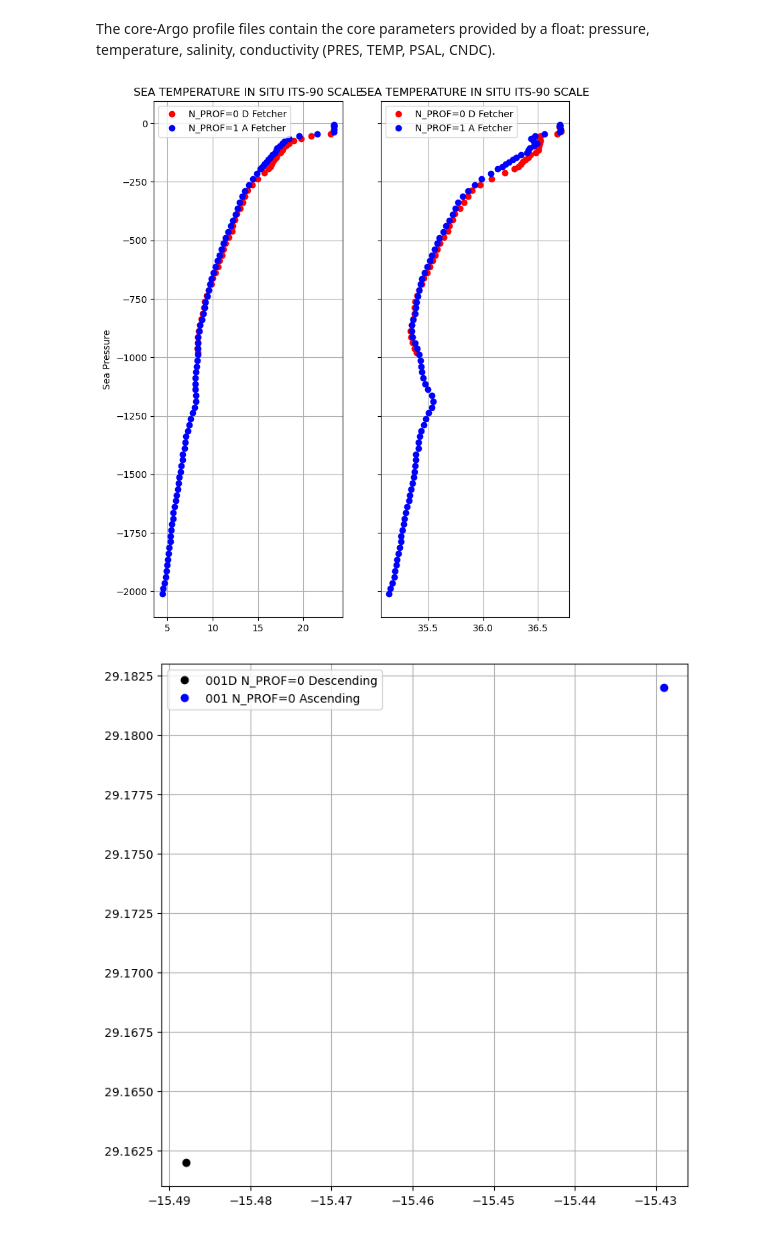
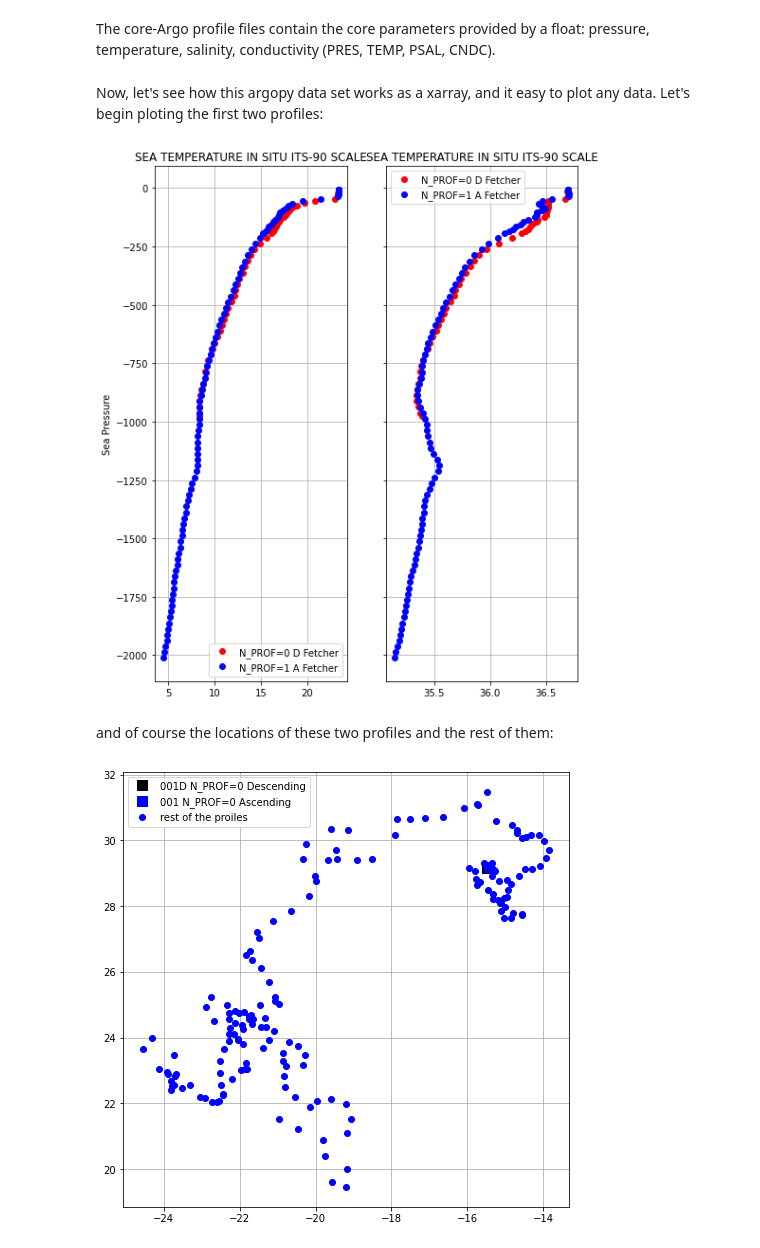
Before and after one commit to euroargodev/argoonlineschool, a Jupyter notebook: Lessons/L03_UsingArgoData/Chapter24_ArgoDatabyFloat_ArgoPy.ipynb, the cells around one changed output. Saved outputs shown, nothing was run; the diff lists cells and outputs as text; code cells hidden in the pictures.

```diff
--- a/Lessons/L03_UsingArgoData/Chapter24_ArgoDatabyFloat_ArgoPy.ipynb
+++ b/Lessons/L03_UsingArgoData/Chapter24_ArgoDatabyFloat_ArgoPy.ipynb
@@ -5,5 +2,0 @@ Import the usual suspects:
-# %%
-import xarray as xr
-xr.set_options(display_style="html", display_expand_attrs=False);
-from matplotlib import pyplot as plt
-plt.style.use('default')
@@ -17,2 +56,4 @@ You can load all profiles from a float:
+# %%
+ArgoSet = DataFetcher().float([6901254])
 # %%
-apDS = argo_loader.float(6901254).load().data
+apDS = ArgoSet.load().data
@@ -24,5 +98,5 @@ apDS2 = argo_loader.data
 # %%
-data = apDS2.argo.point2profile()
+data=apDS.argo.point2profile()
 data
 # %% [output]
 <xarray.Dataset>
@@ -44,6 +118,8 @@ Data variables: (12/13)
 Attributes: (8)
 # %% [markdown]
 The core-Argo profile files contain the core parameters provided by a float: pressure, temperature, salinity, conductivity (PRES, TEMP, PSAL, CNDC).
+# %% [markdown]
+Now, let's see how this argopy data set works as a xarray, and it easy to plot any data. Let's begin ploting the first two profiles:
 # %%
 fig, ax = plt.subplots(1, 2, figsize=(8,10), sharey=True)
 
@@ -61,13 +137,16 @@ ax[1].set_title(data['TEMP'].attrs['long_name'])
 ax[1].grid()
 ax[1].legend();
 # %% [output]
-[figure, old version]
+[figure, new version]
+# %% [markdown]
+and of course the locations of these two profiles and the rest of them:
 # %%
 fig, ax = plt.subplots(figsize=(8,8))
 
-ax.plot(data.LONGITUDE[0],data.LATITUDE[0],'ko',label='001D N_PROF=0 Descending')
-ax.plot(data.LONGITUDE[1],data.LATITUDE[1],'bo',label='001 N_PROF=0 Ascending')
+ax.plot(data.LONGITUDE[0],data.LATITUDE[0],'ks',markersize=10,label='001D N_PROF=0 Descending')
+ax.plot(data.LONGITUDE[1],data.LATITUDE[1],'bs',markersize=10,label='001 N_PROF=0 Ascending')
+ax.plot(data.LONGITUDE[2:],data.LATITUDE[2:],'bo',label='rest of the proiles')
 ax.grid()
 ax.legend();
 # %% [output]
-[figure, old version]
+[figure, new version]
```
Also changed, not shown: parts of 22 cells of this notebook, 4 other files.
